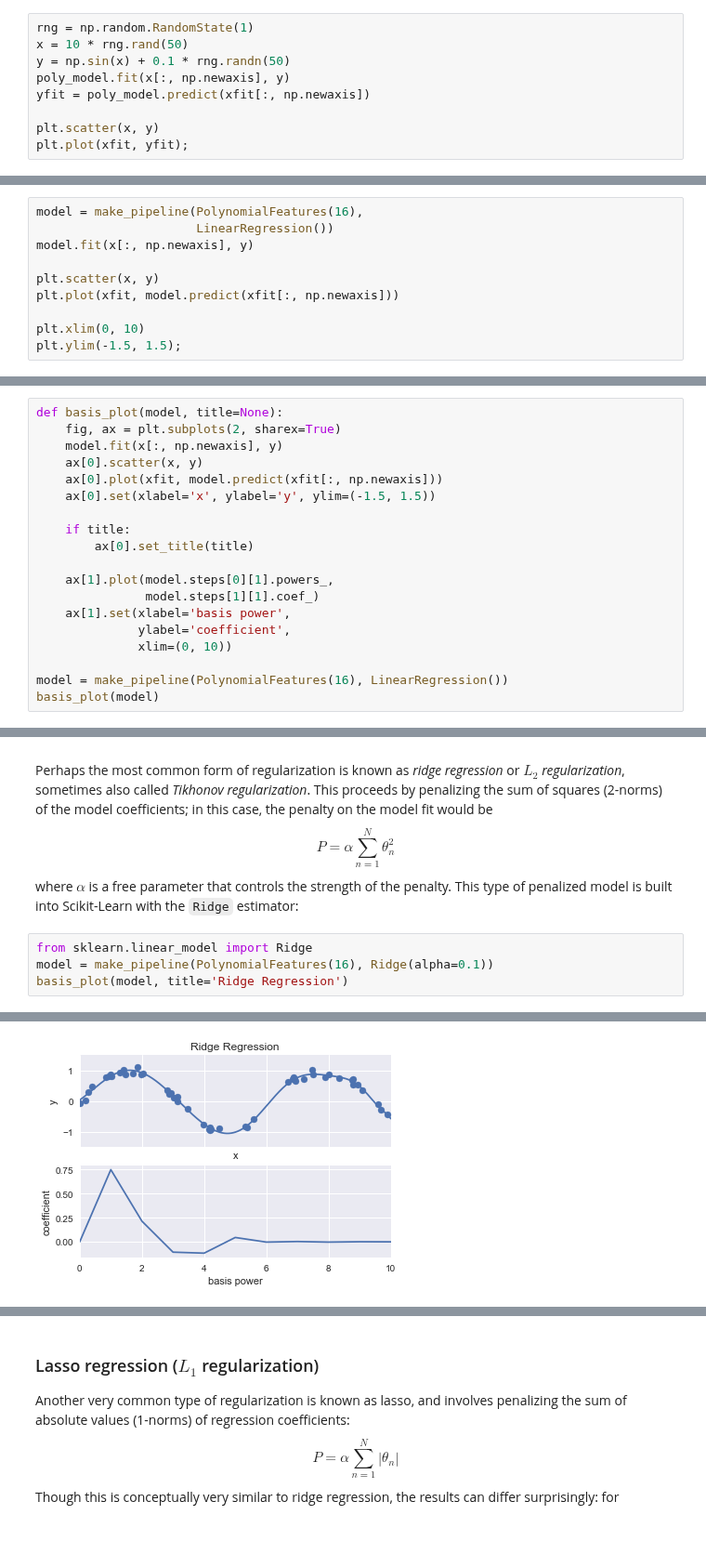
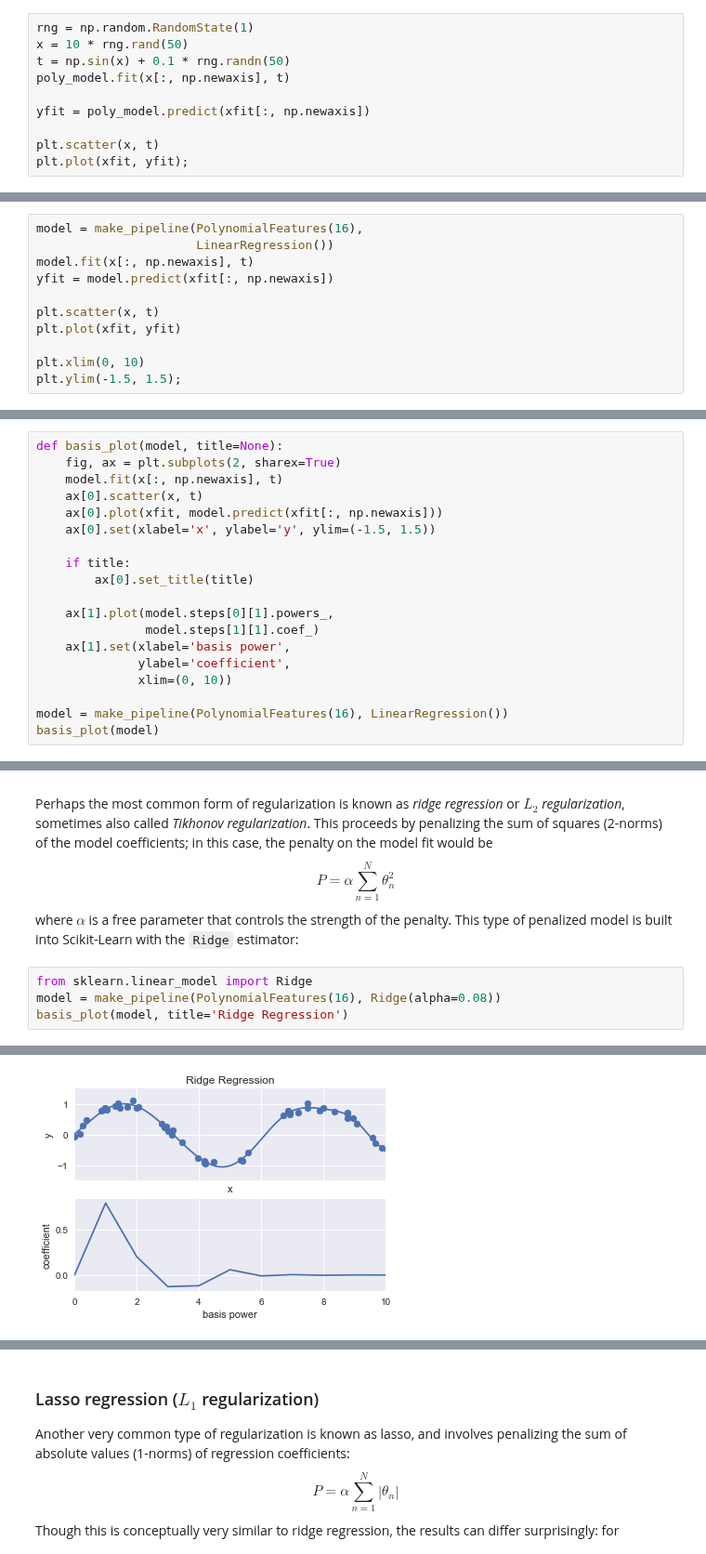
Before and after one commit to nscherf/Machine-learning-lectures, a Jupyter notebook: 04-Python-Introduction/01-Linear-Regression.ipynb, the cells around one changed output, grey strips where cells are left out. Shown at 93% size. Cells and saved outputs as stored; diff of their text form.

```diff
--- a/04-Python-Introduction/00-Linear-Regression.ipynb
+++ b/04-Python-Introduction/01-Linear-Regression.ipynb
@@ -205,11 +205,12 @@ For example, here is a sine wave with noise:
 # %%
 rng = np.random.RandomState(1)
 x = 10 * rng.rand(50)
-y = np.sin(x) + 0.1 * rng.randn(50)
-poly_model.fit(x[:, np.newaxis], y)
+t = np.sin(x) + 0.1 * rng.randn(50)
+poly_model.fit(x[:, np.newaxis], t)
+
 yfit = poly_model.predict(xfit[:, np.newaxis])
 
-plt.scatter(x, y)
+plt.scatter(x, t)
 plt.plot(xfit, yfit);
 # %% [output]
 [figure]
@@ -223,10 +224,11 @@ For example, if we choose too many Gaussian basis functions, we end up with resu
 # %%
 model = make_pipeline(PolynomialFeatures(16),
                       LinearRegression())
-model.fit(x[:, np.newaxis], y)
+model.fit(x[:, np.newaxis], t)
+yfit = model.predict(xfit[:, np.newaxis])
 
-plt.scatter(x, y)
-plt.plot(xfit, model.predict(xfit[:, np.newaxis]))
+plt.scatter(x, t)
+plt.plot(xfit, yfit)
 
 plt.xlim(0, 10)
 plt.ylim(-1.5, 1.5);
@@ -238,8 +240,8 @@ We can see the reason for this if we plot the coefficients of the Gaussian bases
 # %%
 def basis_plot(model, title=None):
     fig, ax = plt.subplots(2, sharex=True)
-    model.fit(x[:, np.newaxis], y)
-    ax[0].scatter(x, y)
+    model.fit(x[:, np.newaxis], t)
+    ax[0].scatter(x, t)
     ax[0].plot(xfit, model.predict(xfit[:, np.newaxis]))
     ax[0].set(xlabel='x', ylabel='y', ylim=(-1.5, 1.5))
 
@@ -273,7 +275,7 @@ where $\alpha$ is a free parameter that controls the strength of the penalty.
 This type of penalized model is built into Scikit-Learn with the ``Ridge`` estimator:
 # %%
 from sklearn.linear_model import Ridge
-model = make_pipeline(PolynomialFeatures(16), Ridge(alpha=0.1))
+model = make_pipeline(PolynomialFeatures(16), Ridge(alpha=0.08))
 basis_plot(model, title='Ridge Regression')
 # %% [output]
 Ill-conditioned matrix detected. Result is not guaranteed to be accurate.
@@ -281,4 +283,4 @@ Reciprocal condition number: 2.1938775106195844e-18
   ' condition number: {}'.format(rcond), RuntimeWarning)
-[figure, old version]
+[figure, new version]
 # %% [markdown]
 The $\alpha$ parameter is essentially a knob controlling the complexity of the resulting model.
```
Also changed, not shown: parts of 20 cells of this notebook.
